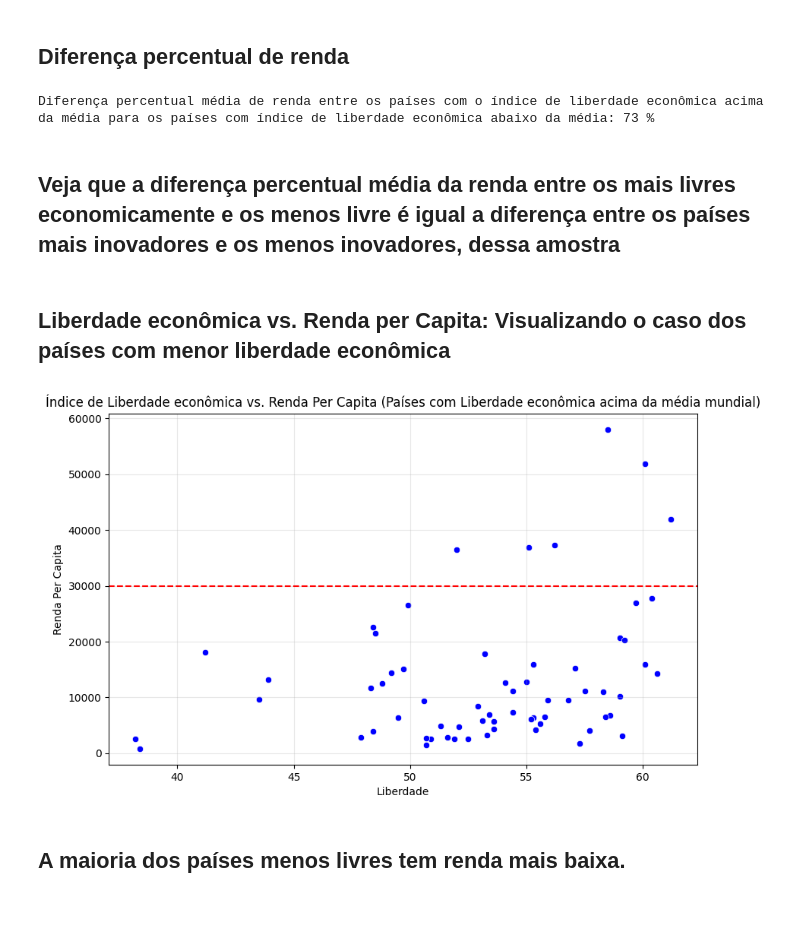
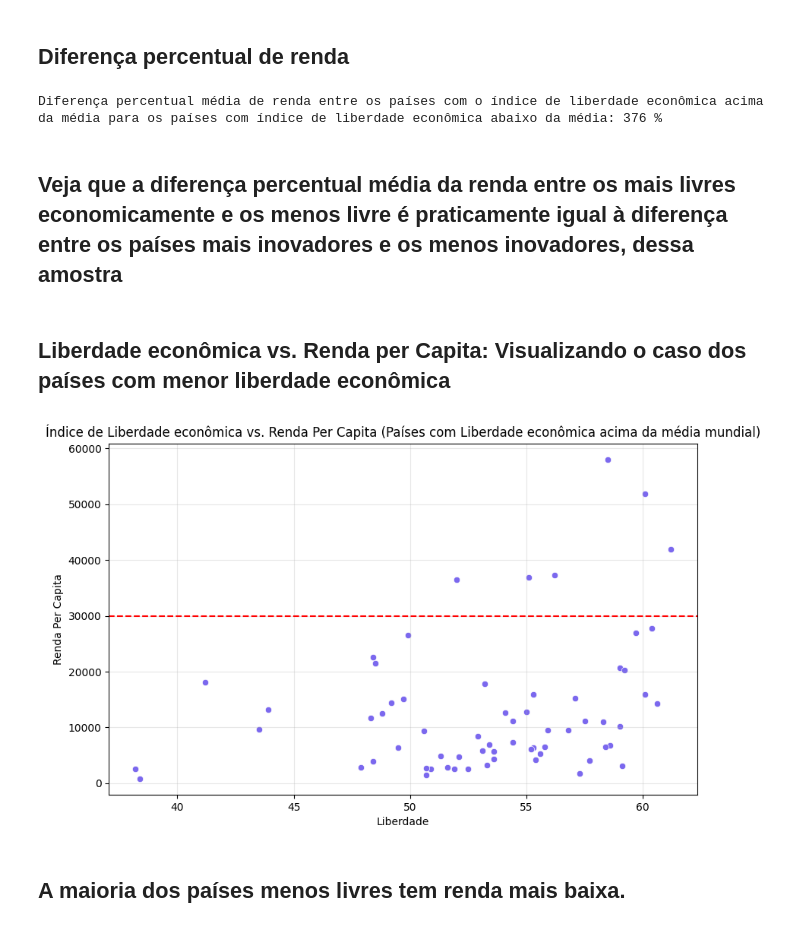
Before and after one commit to jlcamelo2350/Dados-e-automacao, a Jupyter notebook: Análise da relação renda-inovação e liberdade econômica/Modelagem_com_dados_de_renda_per_inovação_e_liberdade_econômica.ipynb, the cells around one changed output. Cells and saved outputs as stored; diff of their text form; code cells hidden in the pictures.

```diff
--- a/Análise da relação renda-inovação e liberdade econômica/Modelagem_com_dados_de_renda_per_inovação_e_liberdade_econômica.ipynb
+++ b/Análise da relação renda-inovação e liberdade econômica/Modelagem_com_dados_de_renda_per_inovação_e_liberdade_econômica.ipynb
@@ -506,27 +503,27 @@ Renda média dos países com índice de liberdade econômica acima da média: US
 ## Diferença percentual de renda
 # %%
 # vou calcular a diferença percentual entre esses países
-diferença_L = (round(acima_da_medL_renda_media) - round(renda_media_abaixo_da_medL))/round(acima_da_medL_renda_media)
+diferença_L = round(acima_da_medL_renda_media)/round(renda_media_abaixo_da_medL)
 print("Diferença percentual média de renda entre os países com o índice de liberdade econômica acima da média para os países com índice de liberdade econômica abaixo da média:",round(diferença_L * 100),'%')
 # %% [output]
-Diferença percentual média de renda entre os países com o índice de liberdade econômica acima da média para os países com índice de liberdade econômica abaixo da média: 73 %
+Diferença percentual média de renda entre os países com o índice de liberdade econômica acima da média para os países com índice de liberdade econômica abaixo da média: 376 %
 # %% [markdown]
-## Veja que a diferença percentual média da renda entre os mais livres economicamente e os menos livre é igual a diferença entre os países mais inovadores e os menos inovadores, dessa amostra
+## Veja que a diferença percentual média da renda entre os mais livres economicamente e os menos livre é praticamente igual à diferença entre os países mais inovadores e os menos inovadores, dessa amostra
 # %% [markdown]
 ## Liberdade econômica vs. Renda per Capita: Visualizando o caso dos países com menor liberdade econômica
 # %%
 plt.figure(figsize=(10, 6))
-sns.scatterplot(x='xL', y='Y', data=abaixo_da_medL, color = 'blue')
+sns.scatterplot(x='xL', y='Y', data=abaixo_da_medL, color = 'mediumslateblue')
 plt.title('Índice de Liberdade econômica vs. Renda Per Capita (Países com Liberdade econômica acima da média mundial)')
 plt.xlabel('Liberdade')
 plt.ylabel('Renda Per Capita')
 plt.grid(True, alpha = 0.3)
 
 #vou colocar uma linha na faixa de renda dos us$ 30 mil
 plt.axhline(y=30000, color='red', linestyle='--')
 plt.show()
 # %% [output]
-[figure, old version]
+[figure, new version]
 # %% [markdown]
 ## A maioria dos países menos livres tem renda mais baixa.
 # %% [markdown]
```
Also changed, not shown: parts of 11 cells of this notebook.
